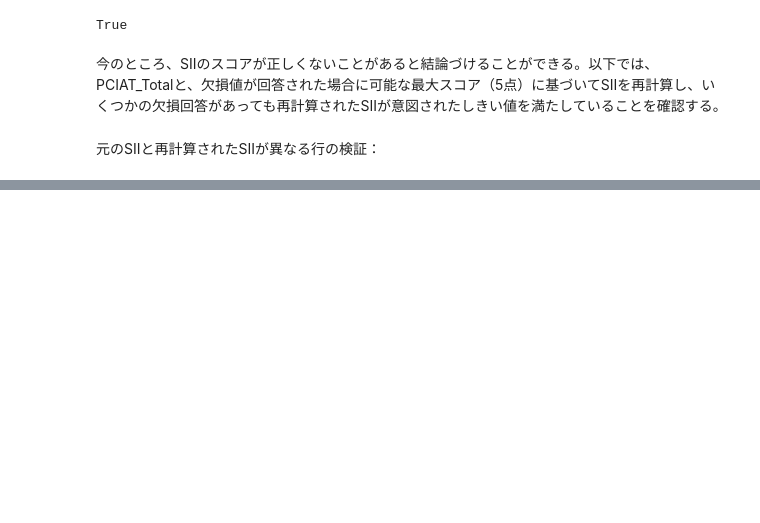
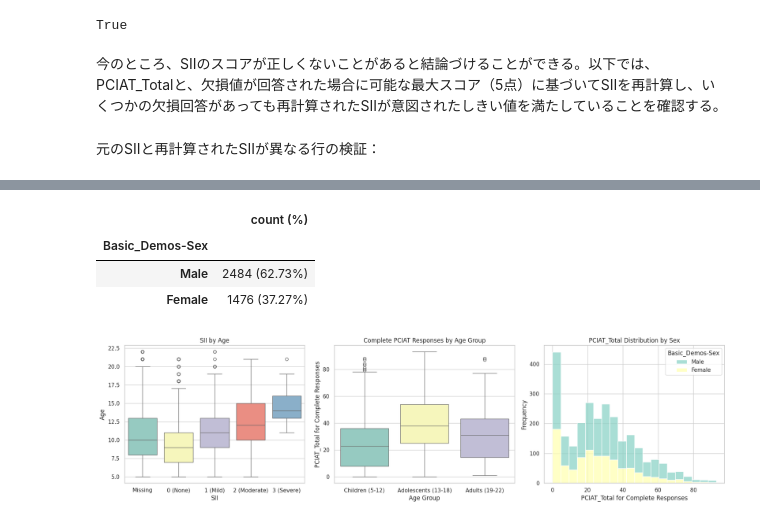
Before and after one commit to yuji-sgs/child-mind-institute, a Jupyter notebook: EDA.ipynb, the cells around one changed output, grey strips where cells are left out. Drawn from its saved outputs; the diff is of its cells as text; code cells hidden in the pictures; blank space fills up the shorter version.

```diff
--- a/EDA.ipynb
+++ b/EDA.ipynb
@@ -252,0 +311,7 @@ mismatch_rows[PCIAT_cols + [
+# %%
+train['Age Group'] = pd.cut(
+    train['Basic_Demos-Age'],
+    bins=[4, 12, 18, 22],
+    labels=['Children (5-12)', 'Adolescents (13-18)', 'Adults (19-22)']
+)
+calculate_stats(train, 'Age Group')
@@ -252,0 +324,41 @@ mismatch_rows[PCIAT_cols + [
+# %%
+sex_map = {0: 'Male', 1: 'Female'}
+train['Basic_Demos-Sex'] = train['Basic_Demos-Sex'].map(sex_map)
+calculate_stats(train, 'Basic_Demos-Sex')
+# %% [output]
+|  | count (%) |
+| Basic_Demos-Sex |  |
+| Male | 2484 (62.73%) |
+| Female | 1476 (37.27%) |
+# %%
+fig, axes = plt.subplots(1, 3, figsize=(18, 5))
+
+# SII by Age
+sns.boxplot(y=train['Basic_Demos-Age'], x=train['sii'], ax=axes[0], palette="Set3")
+axes[0].set_title('SII by Age')
+axes[0].set_ylabel('Age')
+axes[0].set_xlabel('SII')
+
+# Complete PCIAT Responses by Age Group
+sns.boxplot(
+    x='Age Group', y='complete_resp_total',
+    data=train, palette="Set3", ax=axes[1]
+)
+axes[1].set_title('Complete PCIAT Responses by Age Group')
+axes[1].set_ylabel('PCIAT_Total for Complete Responses')
+axes[1].set_xlabel('Age Group')
+
+# PCIAT_Total by Sex
+sns.histplot(
+    data=train, x='complete_resp_total',
+    hue='Basic_Demos-Sex', multiple='stack',
+    palette="Set3", bins=20, ax=axes[2]
+)
+axes[2].set_title('PCIAT_Total Distribution by Sex')
+axes[2].set_xlabel('PCIAT_Total for Complete Responses')
+axes[2].set_ylabel('Frequency')
+
+plt.tight_layout()
+plt.show()
+# %% [output]
+[figure, added]
```
Also changed, not shown: parts of 14 cells of this notebook.
